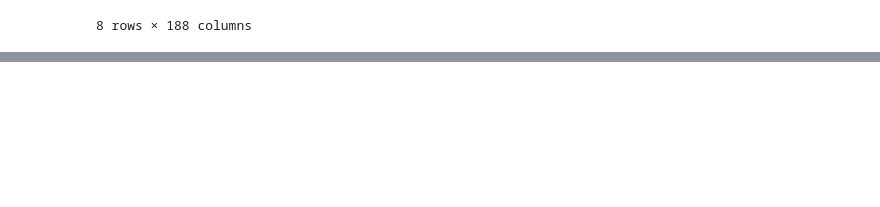
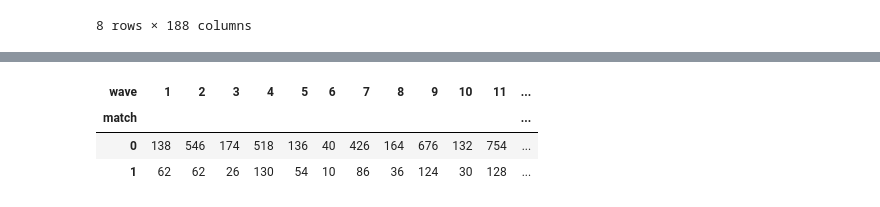
Before and after one commit to james-caldwell1981/DS-Unit-1-Build-Sprint, a Jupyter notebook: Build_Sprint_1_Caldwell_James_TL_Hadi.ipynb, the cells around one changed output, grey strips where cells are left out. Saved outputs shown, nothing was run; the diff lists cells and outputs as text; code cells hidden in the pictures; blank space fills up the shorter version.

```diff
--- a/Build_Sprint_1_Caldwell_James_TL_Hadi.ipynb
+++ b/Build_Sprint_1_Caldwell_James_TL_Hadi.ipynb
@@ -108,0 +240,9 @@ unmatched_male = unmatched_df[unmatched_df['gender']==0]
+# %%
+#number of matches for each wave
+match_by_wave = pd.crosstab(index=waves_df['match'], columns=waves_df['wave'])
+match_by_wave
+# %% [output]
+| wave | 1 | 2 | 3 | 4 | 5 | 6 | 7 | 8 | 9 | 10 | 11 | ... |
+| match |  |  |  |  |  |  |  |  |  |  |  | ... |
+| 0 | 138 | 546 | 174 | 518 | 136 | 40 | 426 | 164 | 676 | 132 | 754 | ... |
+| 1 | 62 | 62 | 26 | 130 | 54 | 10 | 86 | 36 | 124 | 30 | 128 | ... |
```
Also changed, not shown: parts of 52 cells of this notebook.
